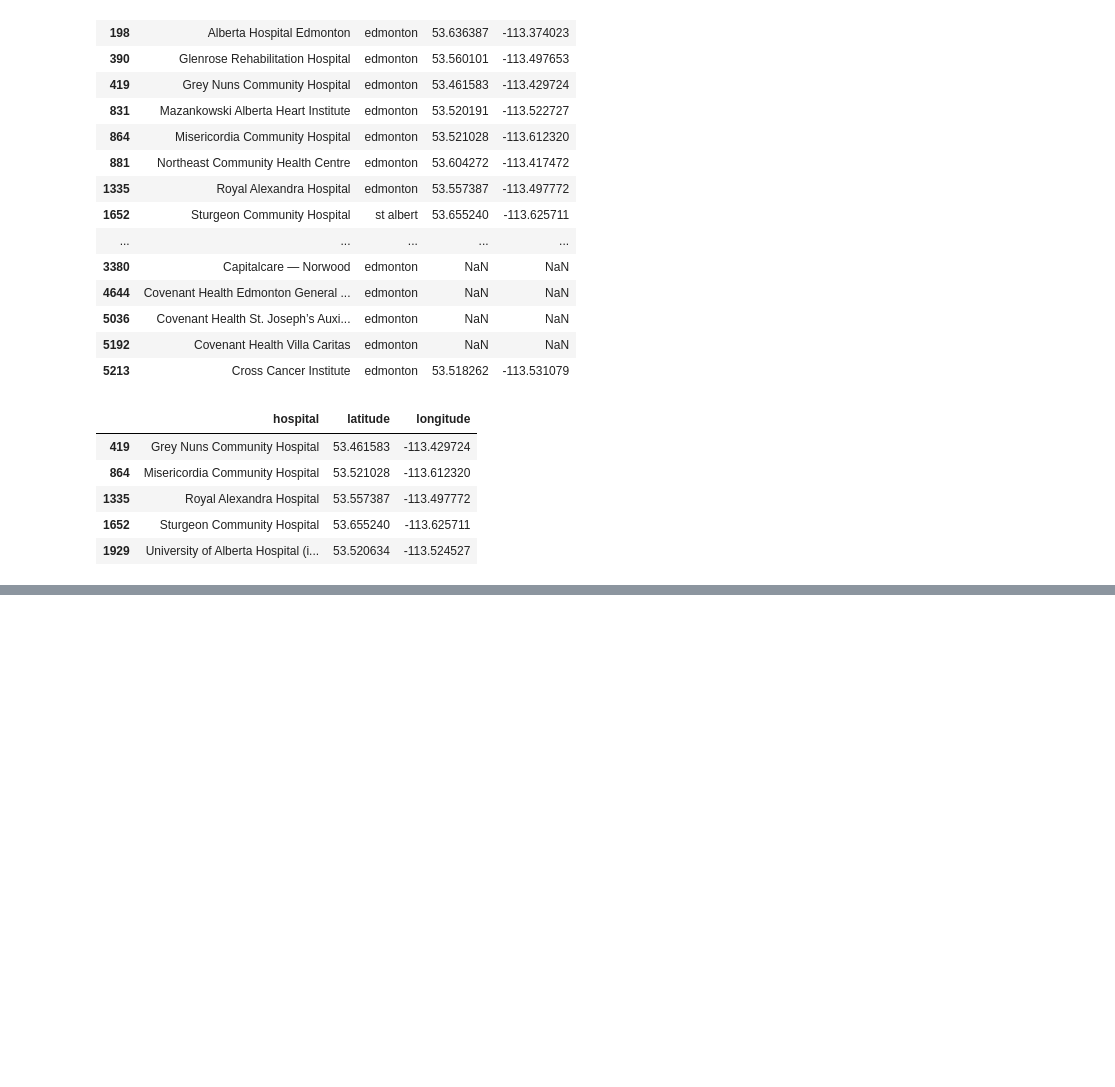
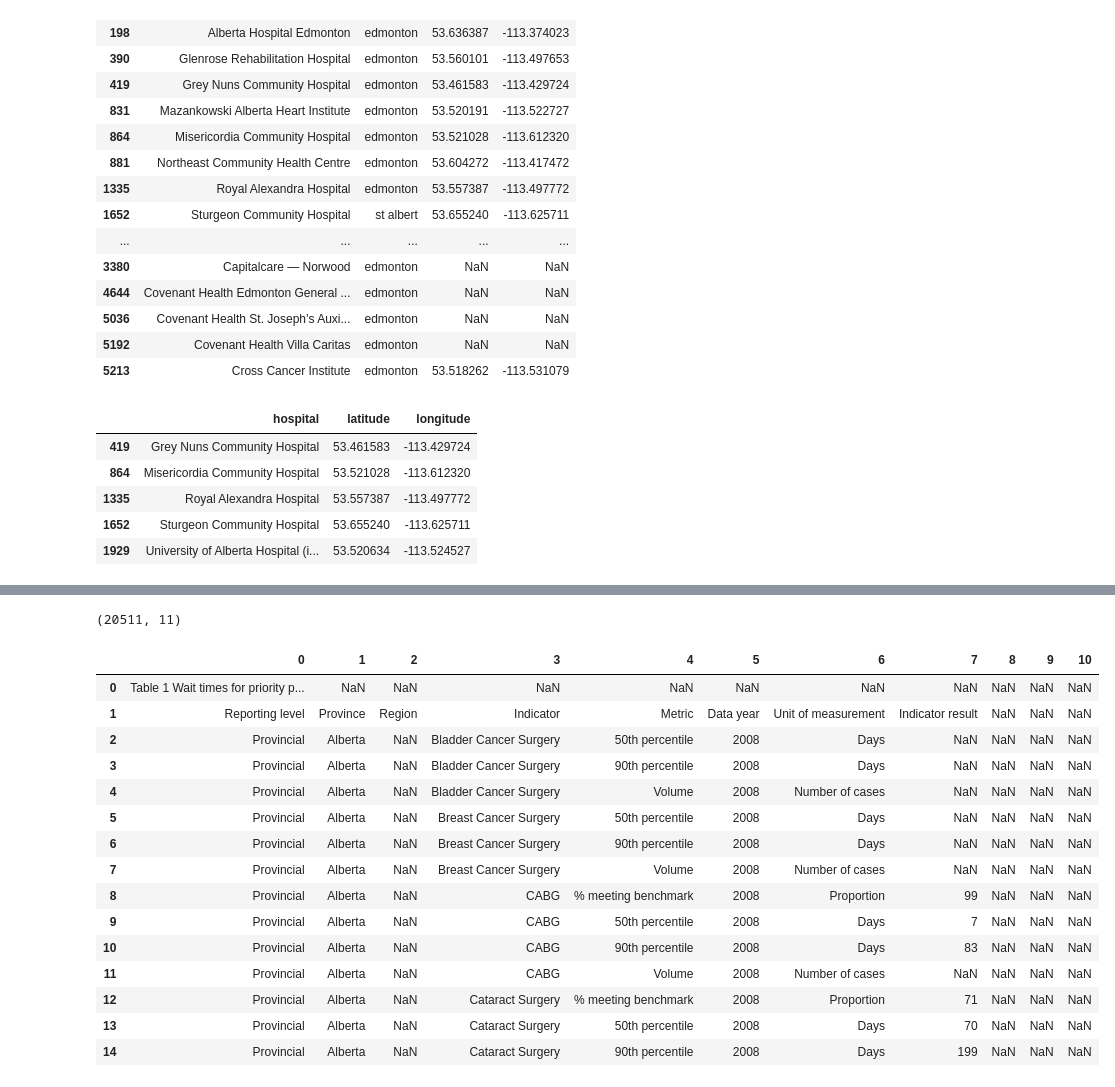
Before and after one commit to mannatkaur123/canada-health-access, a Jupyter notebook: notebooks/data_acquisition.ipynb, the cells around one changed output, grey strips where cells are left out. Drawn from its saved outputs; the diff is of its cells as text; code cells hidden in the pictures; blank space fills up the shorter version.

```diff
--- a/notebooks/data_acquisition.ipynb
+++ b/notebooks/data_acquisition.ipynb
@@ -161,3 +161,9 @@ edmonton_hospitals[["hospital", "latitude", "longitude"]]
 | 1335 | Royal Alexandra Hospital | 53.557387 | -113.497772 |
 | 1652 | Sturgeon Community Hospital | 53.655240 | -113.625711 |
 | 1929 | University of Alberta Hospital (i... | 53.520634 | -113.524527 |
+# %%
+waits_file = next((RAW / "cihi_waits").glob("*.xlsx"))
+print(waits_file.name)
+
+waits_book = pd.ExcelFile(waits_file)
+print(waits_book.sheet_names)
@@ -163,0 +196,22 @@ edmonton_hospitals[["hospital", "latitude", "longitude"]]
+# %%
+raw_table = pd.read_excel(waits_file, sheet_name="Table 1", header=None)
+print(raw_table.shape)
+raw_table.head(15)
+# %% [output]
+(20511, 11)
+|  | 0 | 1 | 2 | 3 | 4 | 5 | 6 | 7 | 8 | 9 | 10 |
+| 0 | Table 1 Wait times for priority p... | NaN | NaN | NaN | NaN | NaN | NaN | NaN | NaN | NaN | NaN |
+| 1 | Reporting level | Province | Region | Indicator | Metric | Data year | Unit of measurement | Indicator result | NaN | NaN | NaN |
+| 2 | Provincial | Alberta | NaN | Bladder Cancer Surgery | 50th percentile | 2008 | Days | NaN | NaN | NaN | NaN |
+| 3 | Provincial | Alberta | NaN | Bladder Cancer Surgery | 90th percentile | 2008 | Days | NaN | NaN | NaN | NaN |
+| 4 | Provincial | Alberta | NaN | Bladder Cancer Surgery | Volume | 2008 | Number of cases | NaN | NaN | NaN | NaN |
+| 5 | Provincial | Alberta | NaN | Breast Cancer Surgery | 50th percentile | 2008 | Days | NaN | NaN | NaN | NaN |
+| 6 | Provincial | Alberta | NaN | Breast Cancer Surgery | 90th percentile | 2008 | Days | NaN | NaN | NaN | NaN |
+| 7 | Provincial | Alberta | NaN | Breast Cancer Surgery | Volume | 2008 | Number of cases | NaN | NaN | NaN | NaN |
+| 8 | Provincial | Alberta | NaN | CABG | % meeting benchmark | 2008 | Proportion | 99 | NaN | NaN | NaN |
+| 9 | Provincial | Alberta | NaN | CABG | 50th percentile | 2008 | Days | 7 | NaN | NaN | NaN |
+| 10 | Provincial | Alberta | NaN | CABG | 90th percentile | 2008 | Days | 83 | NaN | NaN | NaN |
+| 11 | Provincial | Alberta | NaN | CABG | Volume | 2008 | Number of cases | NaN | NaN | NaN | NaN |
+| 12 | Provincial | Alberta | NaN | Cataract Surgery | % meeting benchmark | 2008 | Proportion | 71 | NaN | NaN | NaN |
+| 13 | Provincial | Alberta | NaN | Cataract Surgery | 50th percentile | 2008 | Days | 70 | NaN | NaN | NaN |
+| 14 | Provincial | Alberta | NaN | Cataract Surgery | 90th percentile | 2008 | Days | 199 | NaN | NaN | NaN |
```
Also changed, not shown: parts of 16 cells of this notebook, 1 other file.
